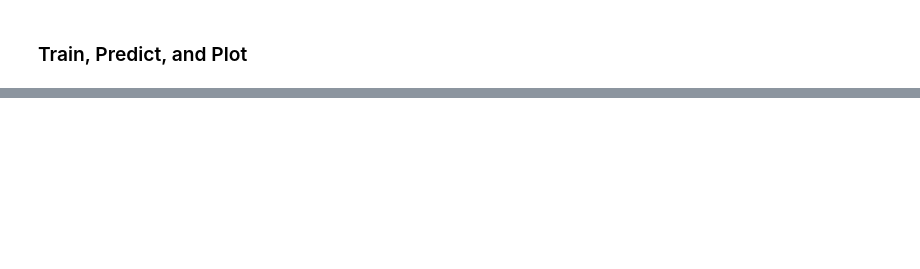
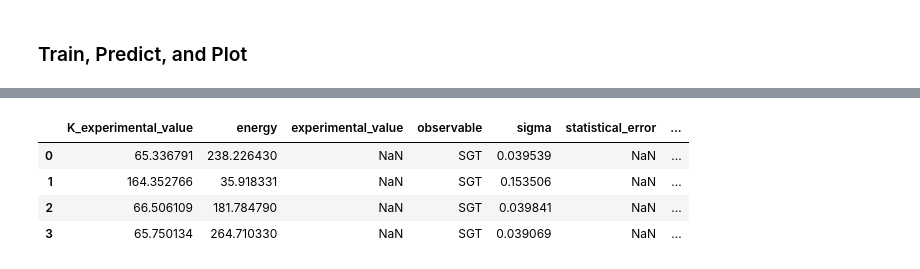
Before and after one commit to Steviered19/Scattering_Random_Forest, a Jupyter notebook: SGT_and_SGTT_Combined.ipynb, the cells around one changed output, grey strips where cells are left out. Cells and saved outputs as stored; diff of their text form; code cells hidden in the pictures; blank space fills up the shorter version.

```diff
--- a/SGT_and_SGTT_Combined.ipynb
+++ b/SGT_and_SGTT_Combined.ipynb
@@ -263,0 +234,8 @@ Text(0.5, 1.0, 'NP SGTT Predictions')
+# %%
+#random data
+random_data = pd.read_csv('CSV_files/random.sgt_and_sgtt.csv')
+random_data = random_data.drop(columns=["reaction_type"])
+random_data.rename(columns={' energy':'energy'}, inplace=True)
+random_data['K_experimental_value'] = random_data.apply(lambda row: (row.experimental_value * row.k),axis=1)
+random_data = random_data.drop(columns=['k', 'experimental_value'])
+random_data.head(4)
@@ -263,0 +248,6 @@ Text(0.5, 1.0, 'NP SGTT Predictions')
+# %%
+#experimental data
+exp_data = pd.read_csv('CSV_files/np.sgt_and_sgtt.csv')
+change_np(exp_data)
+exp_data = exp_data.drop(columns=['scattering_angle', 'normalization', 'reaction_type'])
+exp_data.head(4)
@@ -263,0 +260,11 @@ Text(0.5, 1.0, 'NP SGTT Predictions')
+# %%
+#combine
+combined_data = pd.concat([random_data, exp_data], sort=True)
+combined_data['K_sigma'] = combined_data.apply(lambda row: (row.sigma * row.K_experimental_value / row.experimental_value), axis=1)
+combined_data.head(4)
+# %% [output]
+|  | K_experimental_value | energy | experimental_value | observable | sigma | statistical_error | ... |
+| 0 | 65.336791 | 238.226430 | NaN | SGT | 0.039539 | NaN | ... |
+| 1 | 164.352766 | 35.918331 | NaN | SGT | 0.153506 | NaN | ... |
+| 2 | 66.506109 | 181.784790 | NaN | SGT | 0.039841 | NaN | ... |
+| 3 | 65.750134 | 264.710330 | NaN | SGT | 0.039069 | NaN | ... |
```
Also changed, not shown: parts of 13 cells of this notebook, 4 other files.
